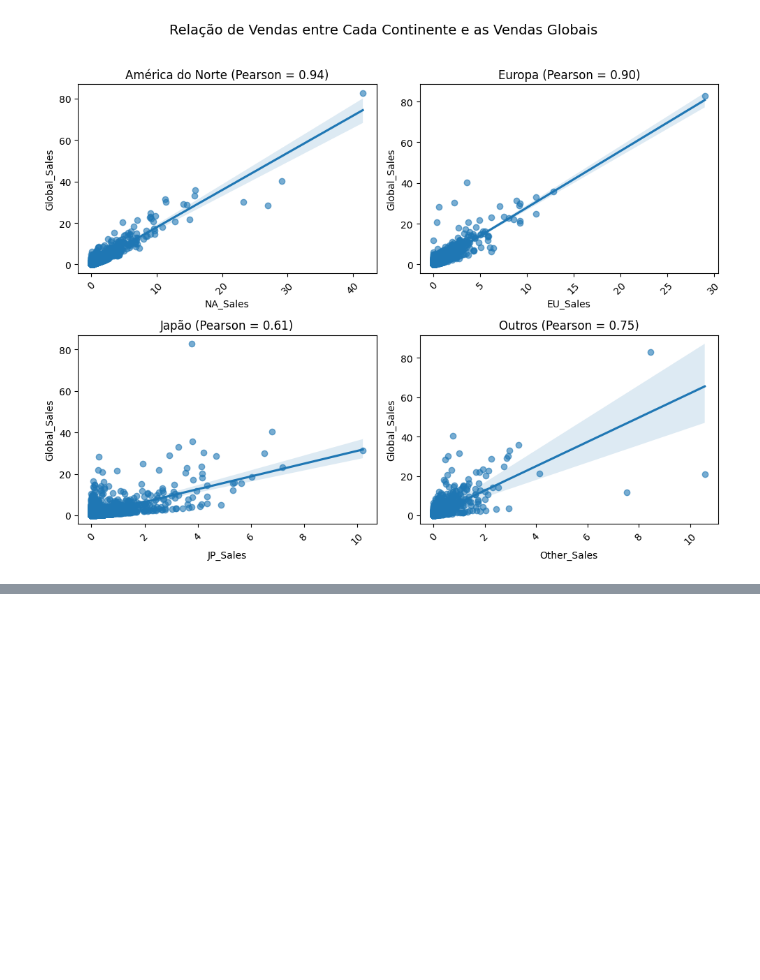
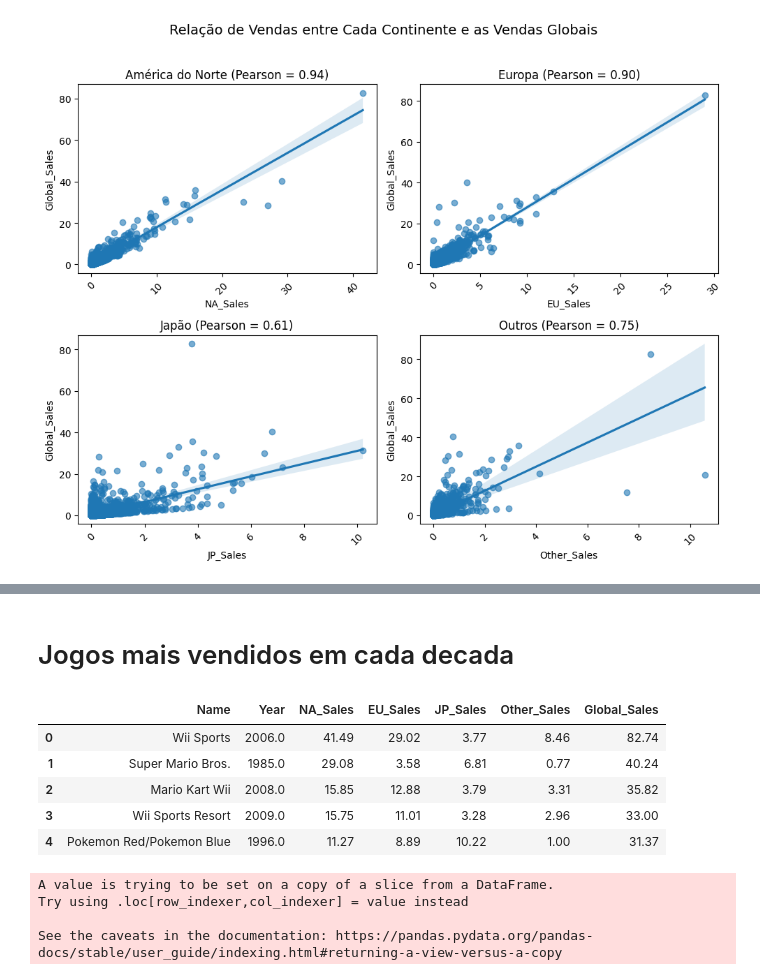
Before and after one commit to NonatoFalcao/Dashboard-Vendas, a Jupyter notebook: ProjetoDashborad.ipynb, the cells around one changed output, grey strips where cells are left out. Cells and saved outputs as stored; diff of their text form; code cells hidden in the pictures; blank space fills up the shorter version.

```diff
--- a/ProjetoDashborad.ipynb
+++ b/ProjetoDashborad.ipynb
@@ -575,0 +692,20 @@ pio.write_json(fig_RelacaoOther, "Figuras/fig_RelacaoOther.json")
+# %% [markdown]
+# Jogos mais vendidos em cada decada
+# %%
+df_Games = df[['Name','Year','NA_Sales','EU_Sales','JP_Sales','Other_Sales','Global_Sales']]
+df_Games.head()
+# %% [output]
+|  | Name | Year | NA_Sales | EU_Sales | JP_Sales | Other_Sales | Global_Sales |
+| 0 | Wii Sports | 2006.0 | 41.49 | 29.02 | 3.77 | 8.46 | 82.74 |
+| 1 | Super Mario Bros. | 1985.0 | 29.08 | 3.58 | 6.81 | 0.77 | 40.24 |
+| 2 | Mario Kart Wii | 2008.0 | 15.85 | 12.88 | 3.79 | 3.31 | 35.82 |
+| 3 | Wii Sports Resort | 2009.0 | 15.75 | 11.01 | 3.28 | 2.96 | 33.00 |
+| 4 | Pokemon Red/Pokemon Blue | 1996.0 | 11.27 | 8.89 | 10.22 | 1.00 | 31.37 |
+# %%
+df_Games['Total_Sales'] = df_Games[['NA_Sales','EU_Sales','JP_Sales','Other_Sales','Global_Sales']].sum(axis=1)
+df_Games = df_Games.drop(['NA_Sales','EU_Sales','JP_Sales','Other_Sales','Global_Sales'], axis=1)
+# %% [output]
+A value is trying to be set on a copy of a slice from a DataFrame.
+Try using .loc[row_indexer,col_indexer] = value instead
+
+See the caveats in the documentation: https://pandas.pydata.org/pandas-docs/stable/user_guide/indexing.html#returning-a-view-versus-a-copy
```
Also changed, not shown: parts of 20 cells of this notebook, 14 other files.
